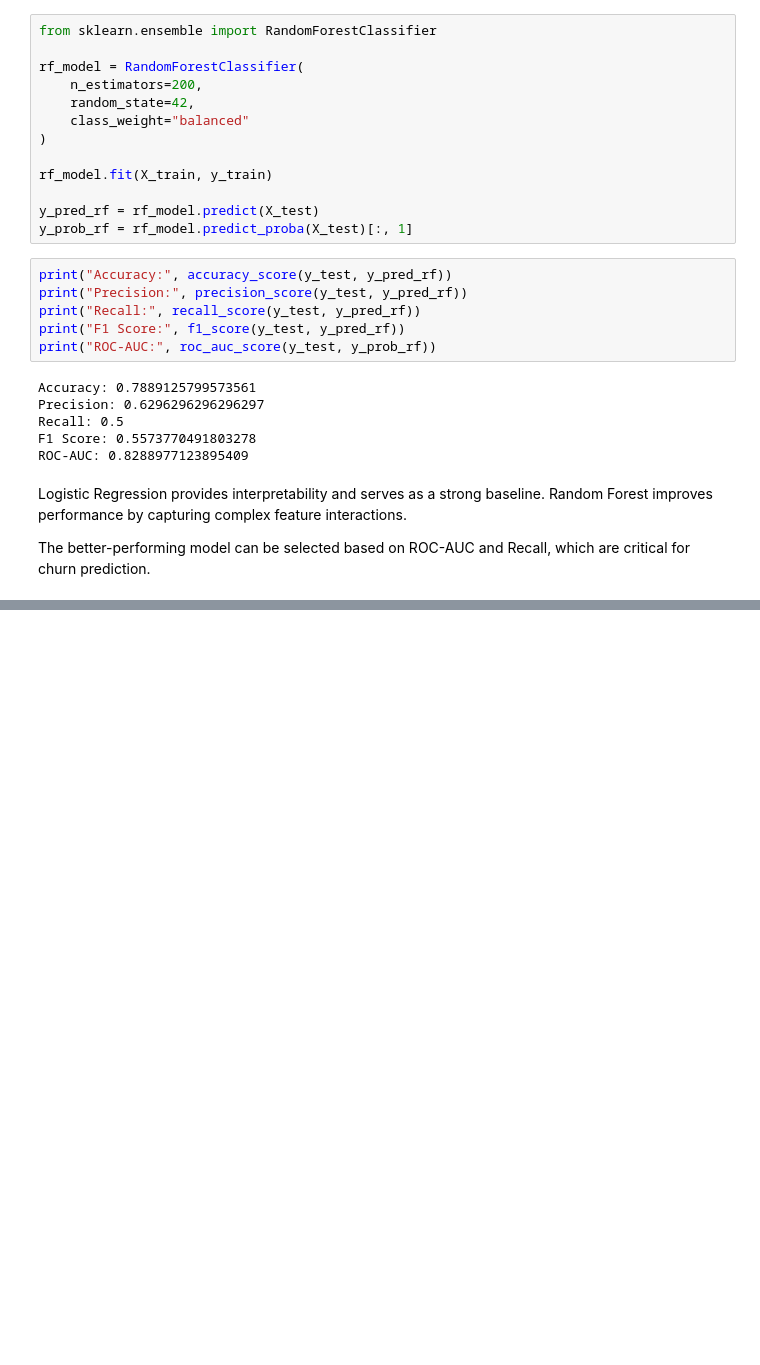
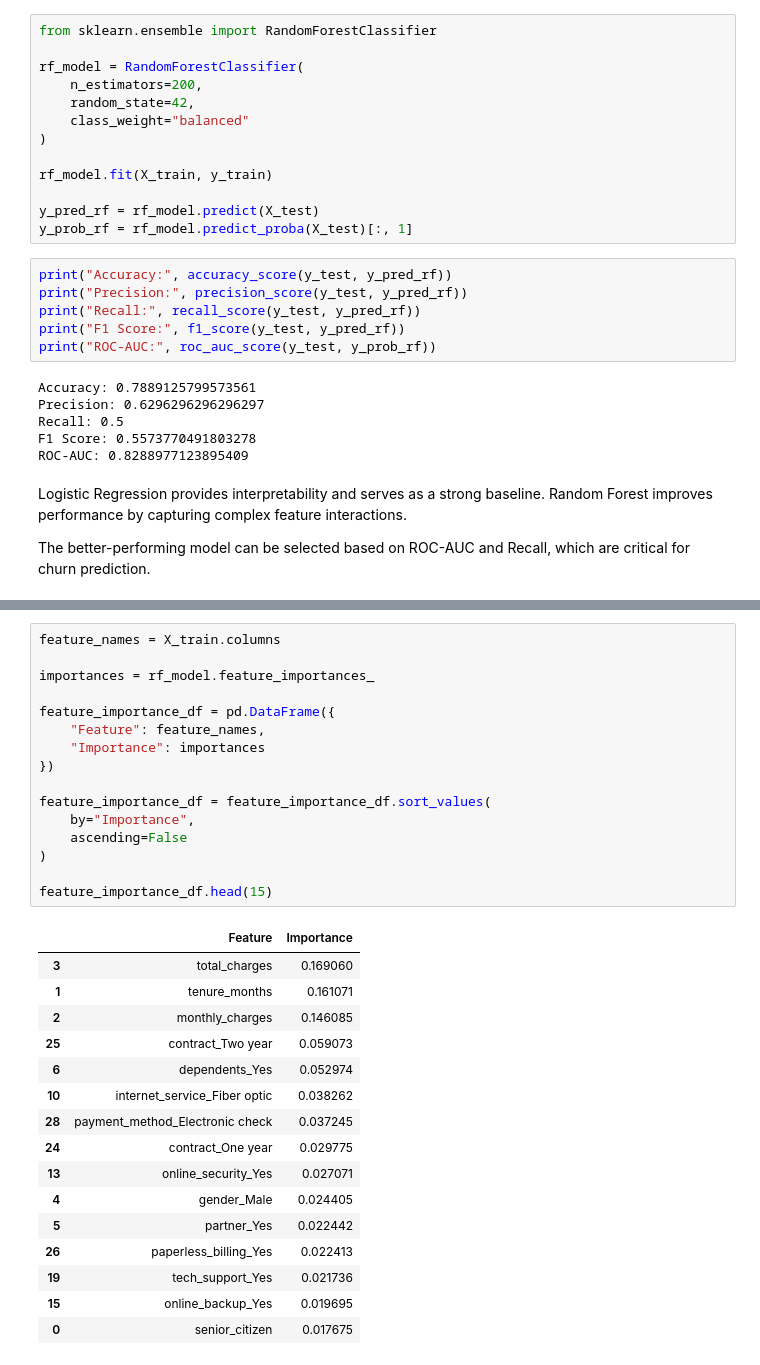
Before and after one commit to vidhi3839/Customer-Churn-Analysis, a Jupyter notebook: notebook/Customer_Churn_Analysis.ipynb, the cells around one changed output, grey strips where cells are left out. Cells and saved outputs as stored; diff of their text form; blank space fills up the shorter version.

```diff
--- a/notebook/Customer_Churn_Analysis.ipynb
+++ b/notebook/Customer_Churn_Analysis.ipynb
@@ -439,0 +446,33 @@ which are critical for churn prediction.
+# %%
+feature_names = X_train.columns
+
+importances = rf_model.feature_importances_
+
+feature_importance_df = pd.DataFrame({
+    "Feature": feature_names,
+    "Importance": importances
+})
+
+feature_importance_df = feature_importance_df.sort_values(
+    by="Importance",
+    ascending=False
+)
+
+feature_importance_df.head(15)
+# %% [output]
+|  | Feature | Importance |
+| 3 | total_charges | 0.169060 |
+| 1 | tenure_months | 0.161071 |
+| 2 | monthly_charges | 0.146085 |
+| 25 | contract_Two year | 0.059073 |
+| 6 | dependents_Yes | 0.052974 |
+| 10 | internet_service_Fiber optic | 0.038262 |
+| 28 | payment_method_Electronic check | 0.037245 |
+| 24 | contract_One year | 0.029775 |
+| 13 | online_security_Yes | 0.027071 |
+| 4 | gender_Male | 0.024405 |
+| 5 | partner_Yes | 0.022442 |
+| 26 | paperless_billing_Yes | 0.022413 |
+| 19 | tech_support_Yes | 0.021736 |
+| 15 | online_backup_Yes | 0.019695 |
+| 0 | senior_citizen | 0.017675 |
```
Also changed, not shown: parts of 5 cells of this notebook, 1 other file.
